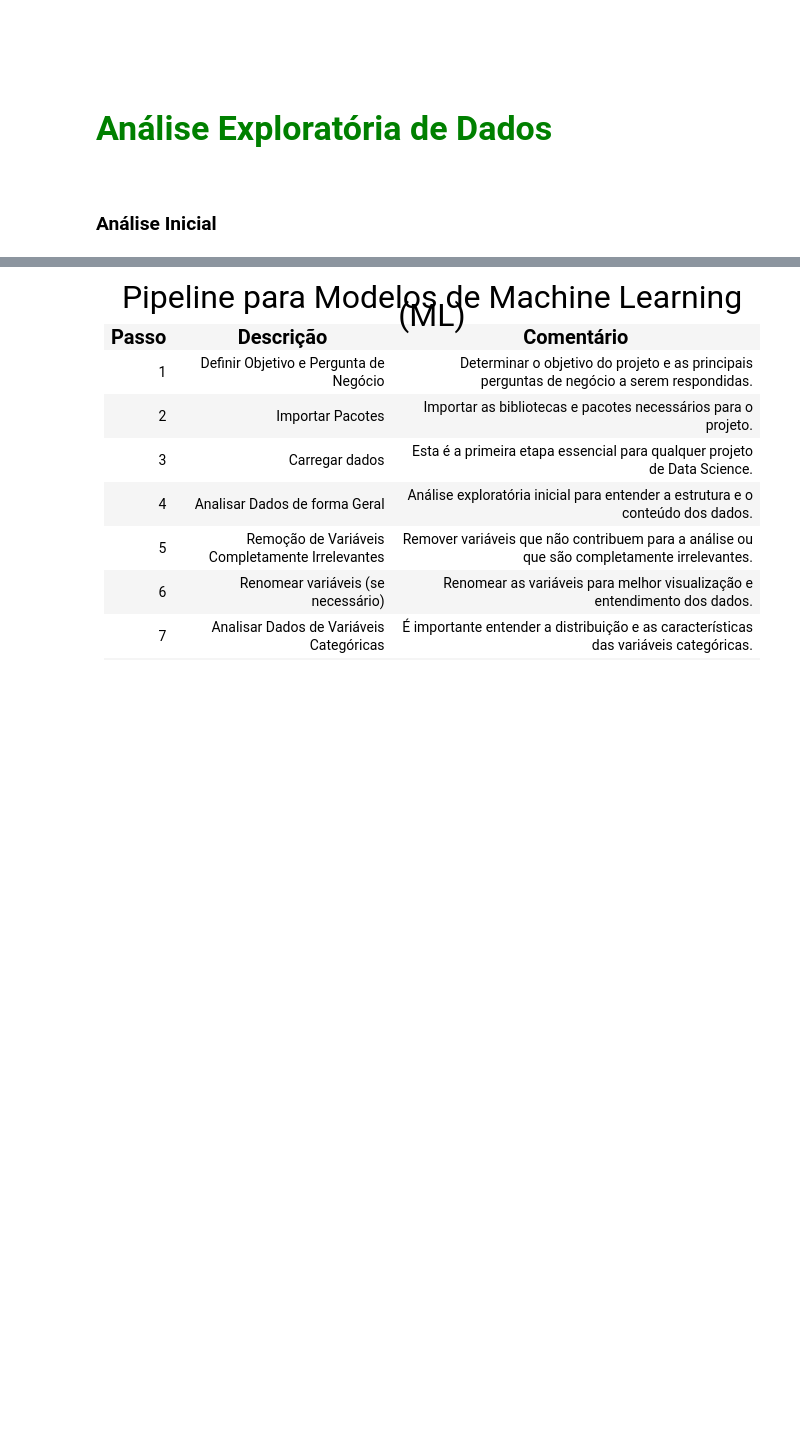
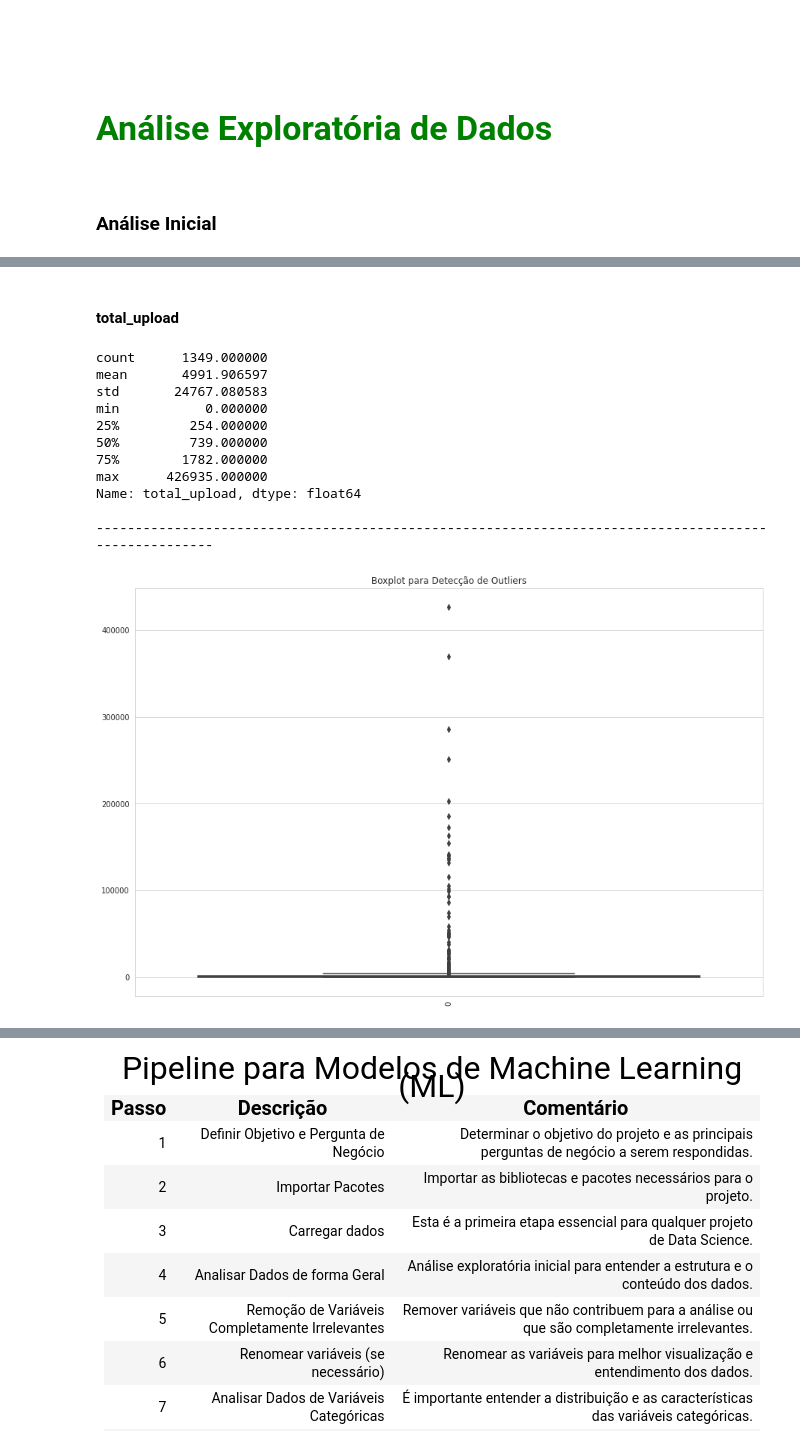
Before and after one commit to EduardoBran/Projeto_-_Analisando_Dados_Youtube, a Jupyter notebook: 00.Projeto_Regressao_-_YouTube_Success_Predictor.ipynb, the cells around one changed output, grey strips where cells are left out. Cells and saved outputs as stored; diff of their text form; code cells hidden in the pictures; blank space fills up the shorter version.

```diff
--- a/00.Projeto_Regressao_-_YouTube_Success_Predictor.ipynb
+++ b/00.Projeto_Regressao_-_YouTube_Success_Predictor.ipynb
@@ -378,0 +459,3 @@ Nenhuma variável possui valores duplicados.
+# %%
+dados_ml = dados.copy()
+dados_da = dados.copy()
@@ -378,0 +1075,27 @@ Nenhuma variável possui valores duplicados.
+# %% [markdown]
+#### total_upload
+# %%
+# Describe
+print(dados_ml['total_upload'].describe())
+
+print('\n-----------------------------------------------------------------------------------------------------\n')
+
+# Visualização dos outliers
+plt.figure(figsize=(15, 10))
+sns.boxplot(data=dados_ml['total_upload'])
+plt.xticks(rotation=90)
+plt.title('Boxplot para Detecção de Outliers')
+plt.show()
+# %% [output]
+count      1349.000000
+mean       4991.906597
+std       24767.080583
+min           0.000000
+25%         254.000000
+50%         739.000000
+75%        1782.000000
+max      426935.000000
+Name: total_upload, dtype: float64
+
+-----------------------------------------------------------------------------------------------------
+[figure, added]
```
Also changed, not shown: parts of 43 cells of this notebook, 25 other files.
